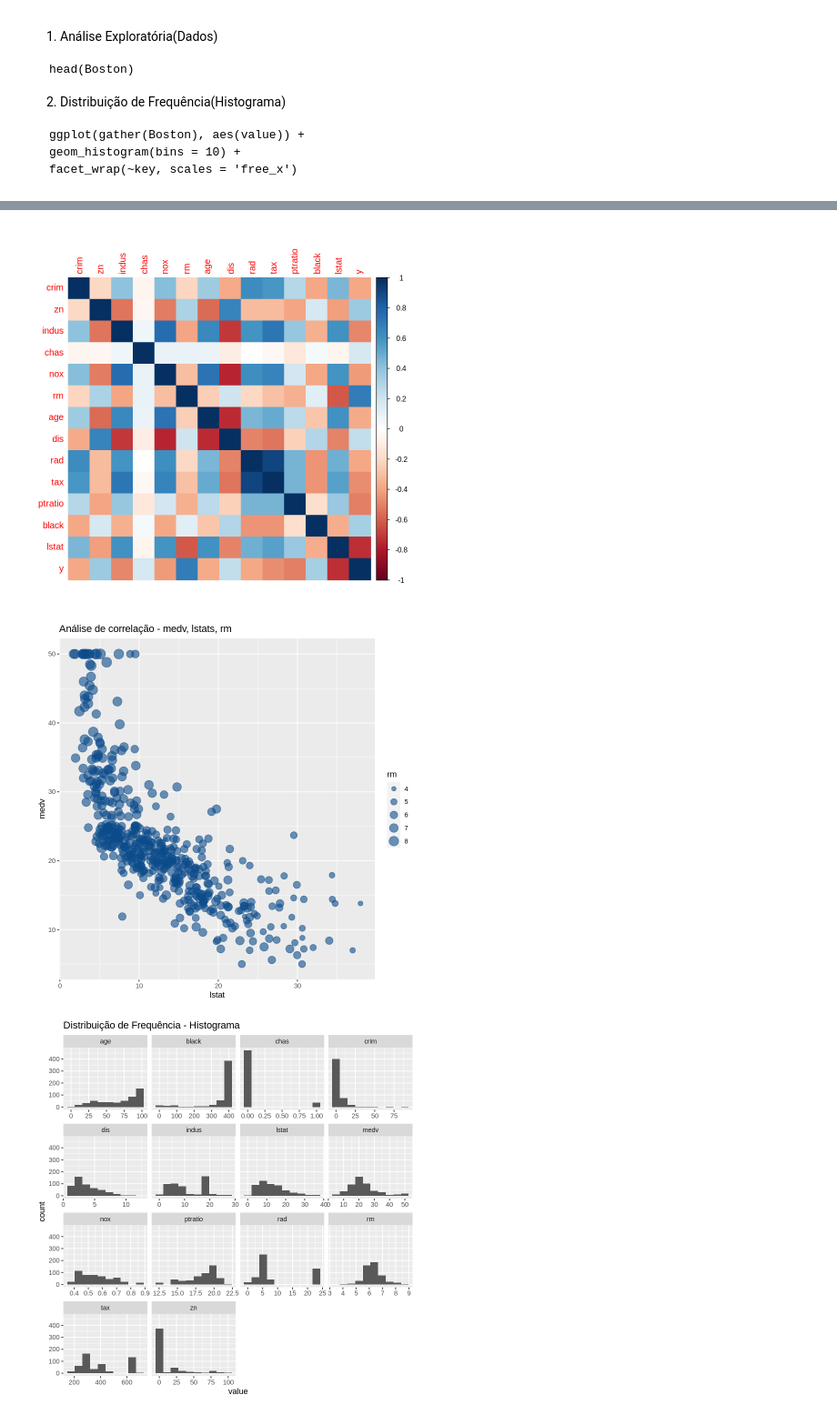
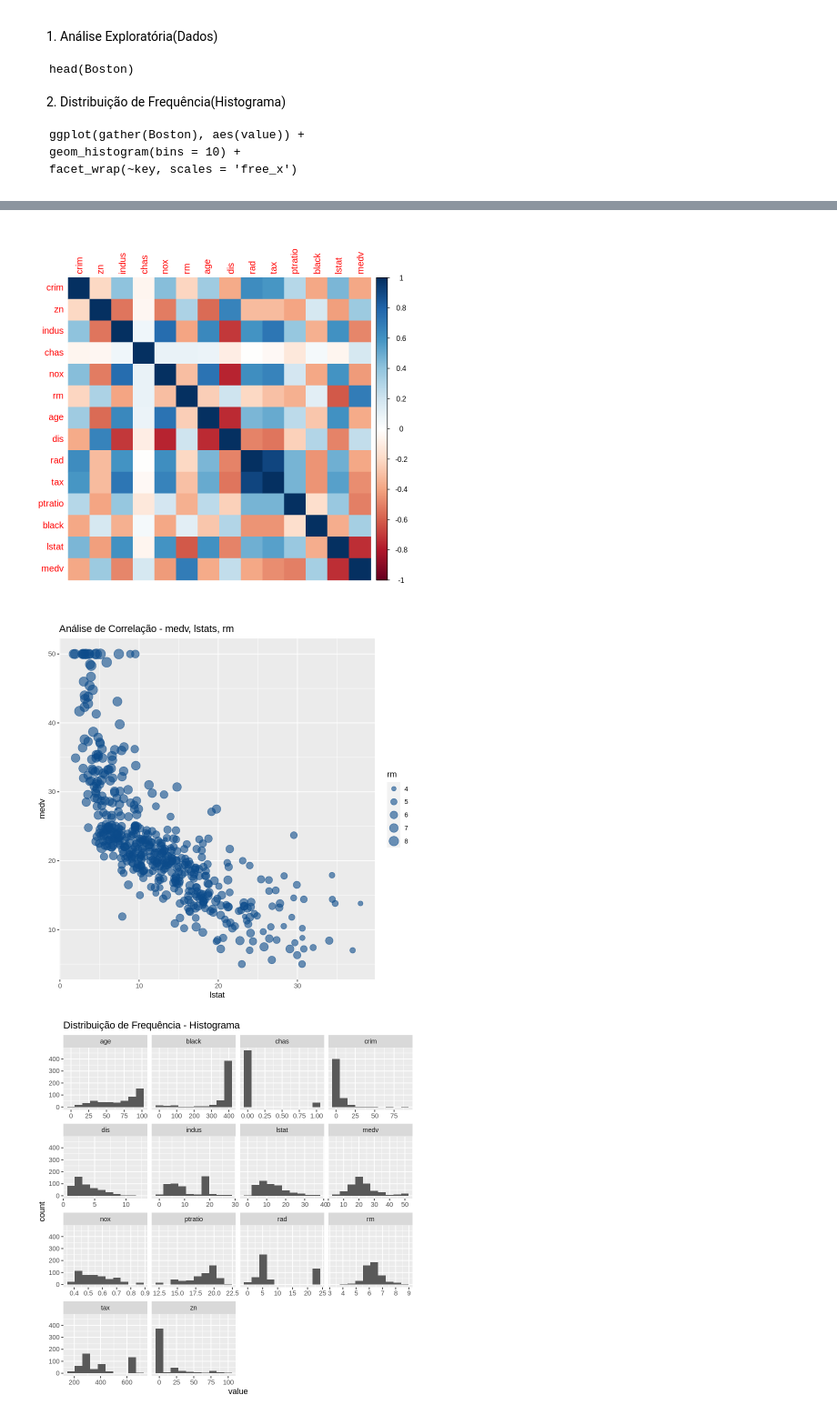
Before and after one commit to SamuelOliveira/Colab, a Jupyter notebook: FT084_2021S1_T2_final.ipynb, the cells around one changed output, grey strips where cells are left out. Shown at 91% size. Drawn from its saved outputs; the diff is of its cells as text; code cells hidden in the pictures.

```diff
--- a/FT084_2021S1_T2_final.ipynb
+++ b/FT084_2021S1_T2_final.ipynb
@@ -58,8 +71,8 @@ head(boston.df)
 # %%
 boston.dp <- scale(boston.df[,1:13])
 
-y <- boston.df[,14]
-boston.df_p <- cbind(boston.dp,y)
+medv <- boston.df[,14]
+boston.df_p <- cbind(boston.dp,medv)
 boston.df_p <- as.data.frame(boston.df_p)
 
 boston.df_p
@@ -68,14 +101,14 @@ num_vars <- sapply(boston.df_p,is.numeric)
 corr <- cor(boston.df_p[num_vars])
 corrplot(corr, method = "color")
 # %% [output]
-[figure, old version]
+[figure, new version]
 # %%
 ggplot(boston.df) +
   aes(x = lstat, y = medv, size = rm) +
   geom_point(colour = "#0c4c8a", alpha = 0.6)+
-  labs(title = "Análise de correlação - medv, lstats, rm")
+  labs(title = "Análise de Correlação - medv, lstats, rm")
 # %% [output]
-[figure, old version]
+[figure, new version]
 # %%
 ggplot(gather(boston.df), aes(value)) +
     geom_histogram(bins = 10) +
```
Also changed, not shown: parts of 8 cells of this notebook.
